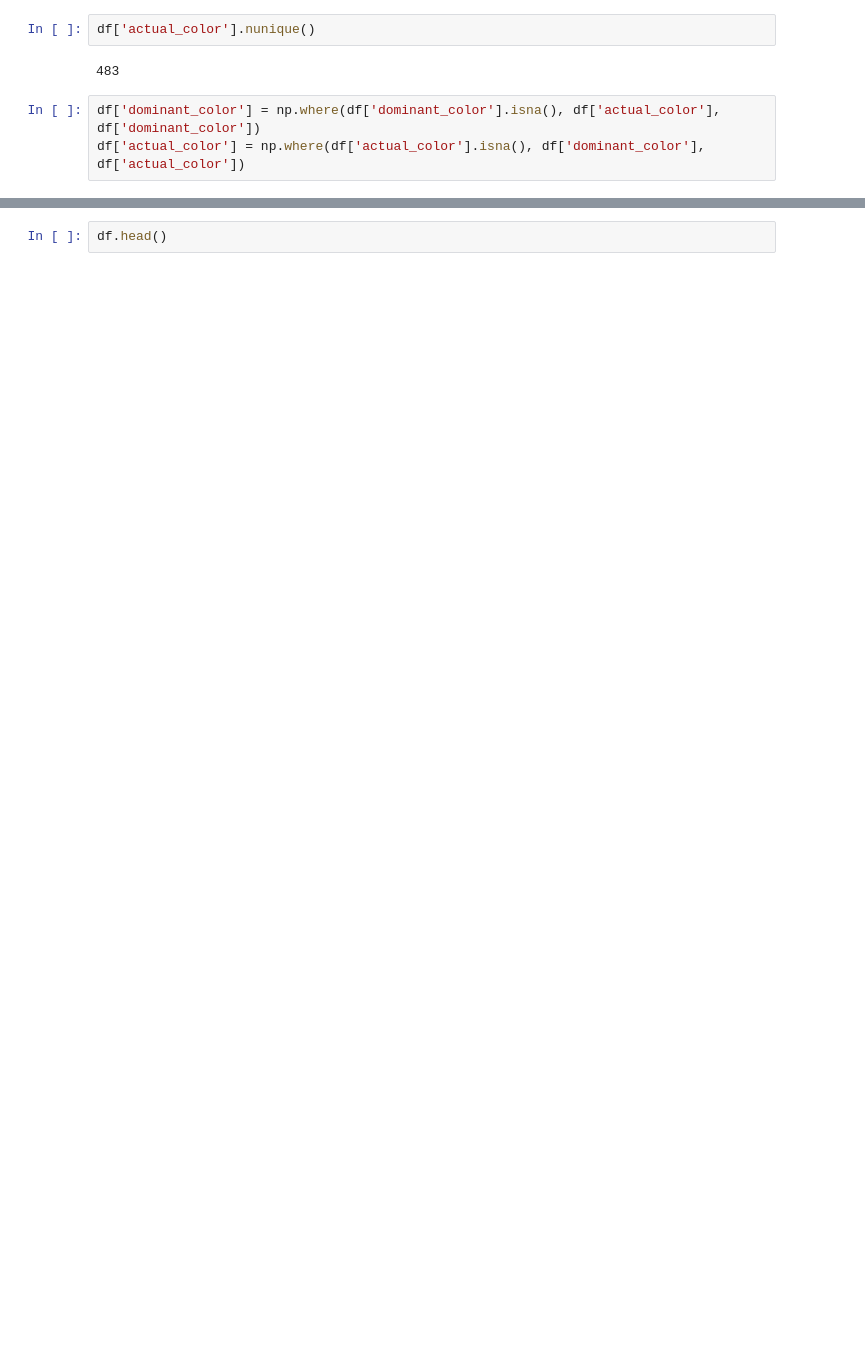
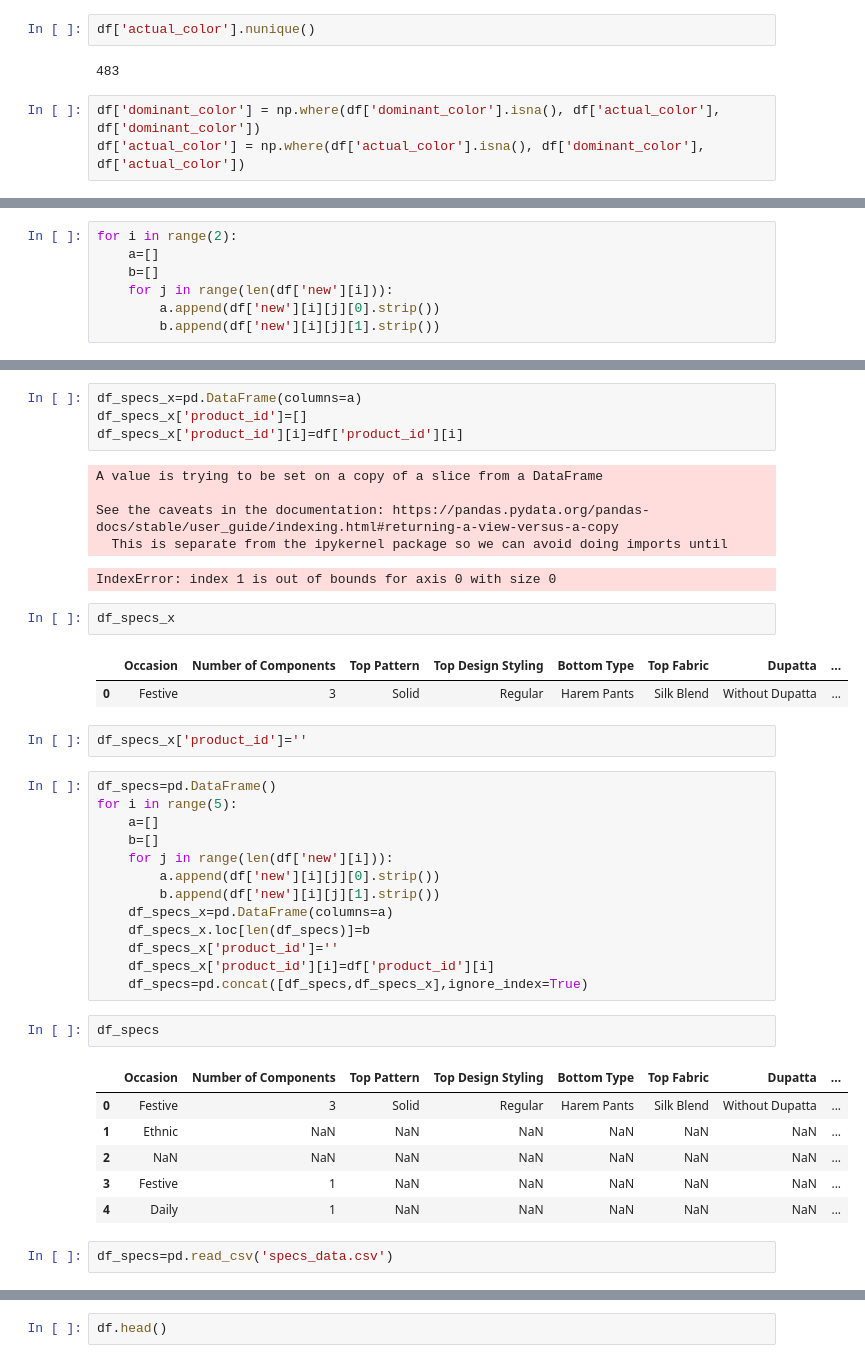
Before and after one commit to Saiyam-3/Online-Shopping, a Jupyter notebook: online shopping.ipynb, the cells around one changed output, grey strips where cells are left out. Saved outputs shown, nothing was run; the diff lists cells and outputs as text; blank space fills up the shorter version.

```diff
--- a/online shopping.ipynb
+++ b/online shopping.ipynb
@@ -287,0 +506,7 @@ for i in range(len(df['actual_color'])):
+# %%
+for i in range(2):
+    a=[]
+    b=[]
+    for j in range(len(df['new'][i])):
+        a.append(df['new'][i][j][0].strip())
+        b.append(df['new'][i][j][1].strip())
@@ -287,0 +521,41 @@ for i in range(len(df['actual_color'])):
+# %%
+df_specs_x=pd.DataFrame(columns=a)
+df_specs_x['product_id']=[]
+df_specs_x['product_id'][i]=df['product_id'][i]
+# %% [output]
+A value is trying to be set on a copy of a slice from a DataFrame
+
+See the caveats in the documentation: https://pandas.pydata.org/pandas-docs/stable/user_guide/indexing.html#returning-a-view-versus-a-copy
+  This is separate from the ipykernel package so we can avoid doing imports until
+IndexError: index 1 is out of bounds for axis 0 with size 0
+# %%
+df_specs_x
+# %% [output]
+|  | Occasion | Number of Components | Top Pattern | Top Design Styling | Bottom Type | Top Fabric | Dupatta | ... |
+| 0 | Festive | 3 | Solid | Regular | Harem Pants | Silk Blend | Without Dupatta | ... |
+# %%
+df_specs_x['product_id']=''
+# %%
+df_specs=pd.DataFrame()
+for i in range(5):
+    a=[]
+    b=[]
+    for j in range(len(df['new'][i])):
+        a.append(df['new'][i][j][0].strip())
+        b.append(df['new'][i][j][1].strip())
+    df_specs_x=pd.DataFrame(columns=a)
+    df_specs_x.loc[len(df_specs)]=b
+    df_specs_x['product_id']=''
+    df_specs_x['product_id'][i]=df['product_id'][i]
+    df_specs=pd.concat([df_specs,df_specs_x],ignore_index=True)
+# %%
+df_specs
+# %% [output]
+|  | Occasion | Number of Components | Top Pattern | Top Design Styling | Bottom Type | Top Fabric | Dupatta | ... |
+| 0 | Festive | 3 | Solid | Regular | Harem Pants | Silk Blend | Without Dupatta | ... |
+| 1 | Ethnic | NaN | NaN | NaN | NaN | NaN | NaN | ... |
+| 2 | NaN | NaN | NaN | NaN | NaN | NaN | NaN | ... |
+| 3 | Festive | 1 | NaN | NaN | NaN | NaN | NaN | ... |
+| 4 | Daily | 1 | NaN | NaN | NaN | NaN | NaN | ... |
+# %%
+df_specs=pd.read_csv('specs_data.csv')
```
Also changed, not shown: parts of 52 cells of this notebook.
